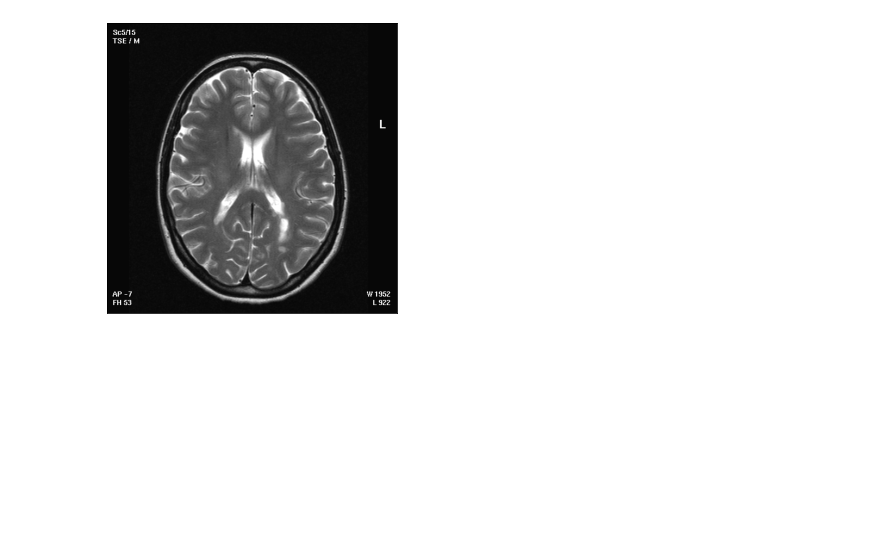
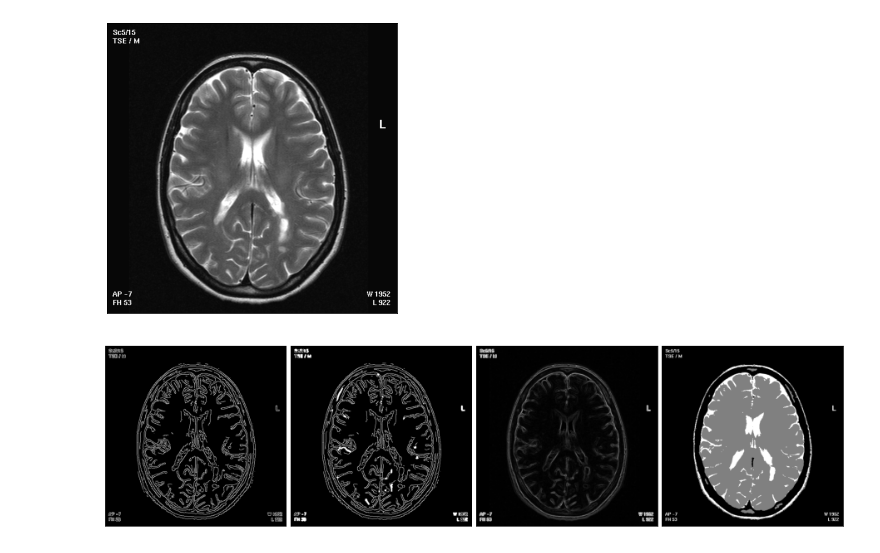
Before and after one commit to wildergd/pdi-tac-segmentation, a Jupyter notebook: test-segmentation-scikit.ipynb, the cells around one changed output. Cells and saved outputs as stored; diff of their text form; code cells hidden in the pictures; blank space fills up the shorter version.

Commit message:
fix: test segmentation using scikit-image

```diff
--- a/test-segmentation-scikit.ipynb
+++ b/test-segmentation-scikit.ipynb
@@ -22,3 +27,18 @@ im_gray = cv.cvtColor(image,cv.COLOR_BGR2GRAY)
 imshow(im_gray)
 # %% [output]
 [figure]
+# %%
+hist, hist_centers = histogram(im_gray)
+edges = canny(im_gray)
+filled = ndi.binary_fill_holes(edges)
+elevation_map = sobel(im_gray)
+markers = np.zeros_like(im_gray)
+
+markers[im_gray < 30] = 1
+markers[im_gray > 100] = 2
+markers[im_gray > 150] = 3
+
+segmentation = watershed(elevation_map, markers)
+imshow(edges, filled, elevation_map, segmentation, cols=4)
+# %% [output]
+[figure, added]
```
Also changed, not shown: parts of 1 cell of this notebook.
